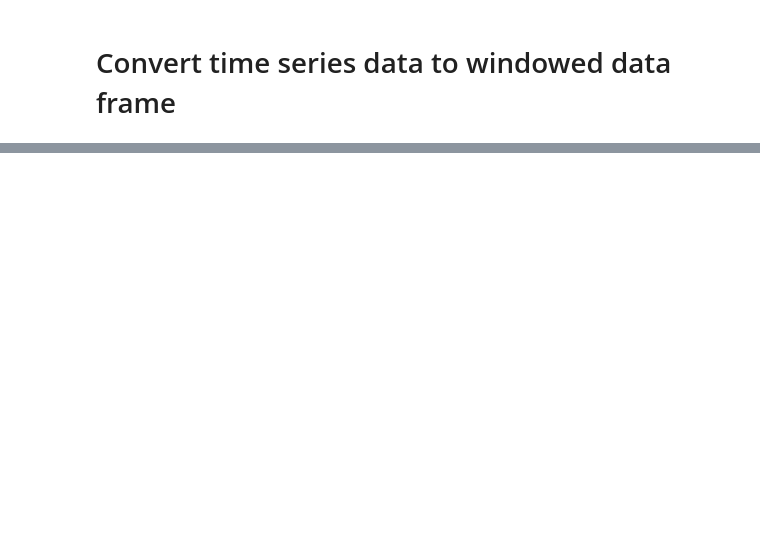
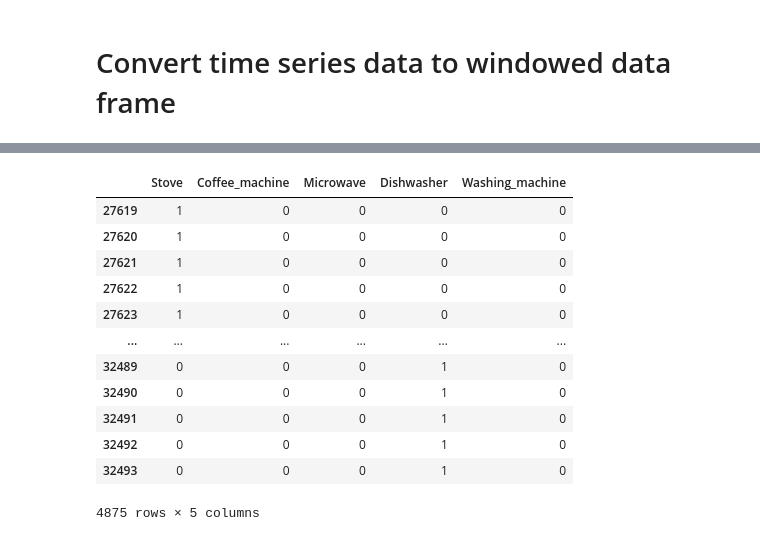
Before and after one commit to akletini/Forschungsprojekt, a Jupyter notebook: Main.ipynb, the cells around one changed output, grey strips where cells are left out. Cells and saved outputs as stored; diff of their text form; code cells hidden in the pictures; blank space fills up the shorter version.

```diff
--- a/Main.ipynb
+++ b/Main.ipynb
@@ -131,0 +141,2 @@ df_timeseries
+# %%
+X_train, X_val, y_train, y_val = train_test_split(X_train, y_train, test_size=0.15, random_state=42, shuffle=False)
@@ -131,0 +289,16 @@ df_timeseries
+# %%
+y_val
+# %% [output]
+|  | Stove | Coffee_machine | Microwave | Dishwasher | Washing_machine |
+| 27619 | 1 | 0 | 0 | 0 | 0 |
+| 27620 | 1 | 0 | 0 | 0 | 0 |
+| 27621 | 1 | 0 | 0 | 0 | 0 |
+| 27622 | 1 | 0 | 0 | 0 | 0 |
+| 27623 | 1 | 0 | 0 | 0 | 0 |
+| ... | ... | ... | ... | ... | ... |
+| 32489 | 0 | 0 | 0 | 1 | 0 |
+| 32490 | 0 | 0 | 0 | 1 | 0 |
+| 32491 | 0 | 0 | 0 | 1 | 0 |
+| 32492 | 0 | 0 | 0 | 1 | 0 |
+| 32493 | 0 | 0 | 0 | 1 | 0 |
+4875 rows × 5 columns
```
Also changed, not shown: parts of 24 cells of this notebook.
